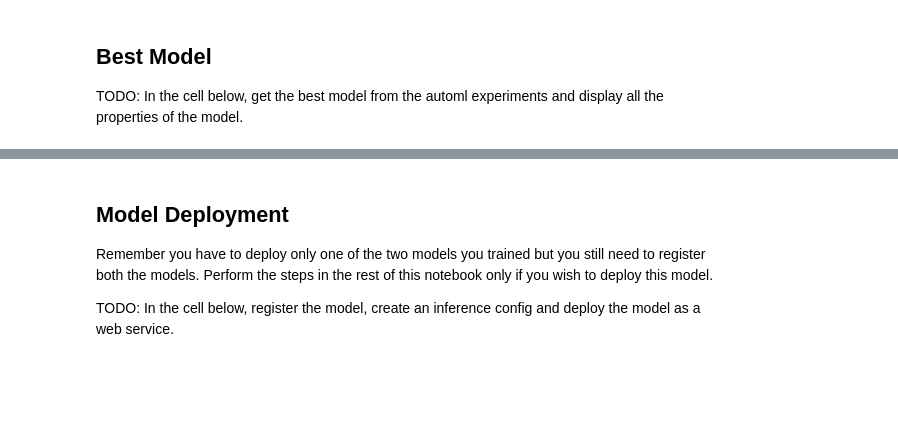
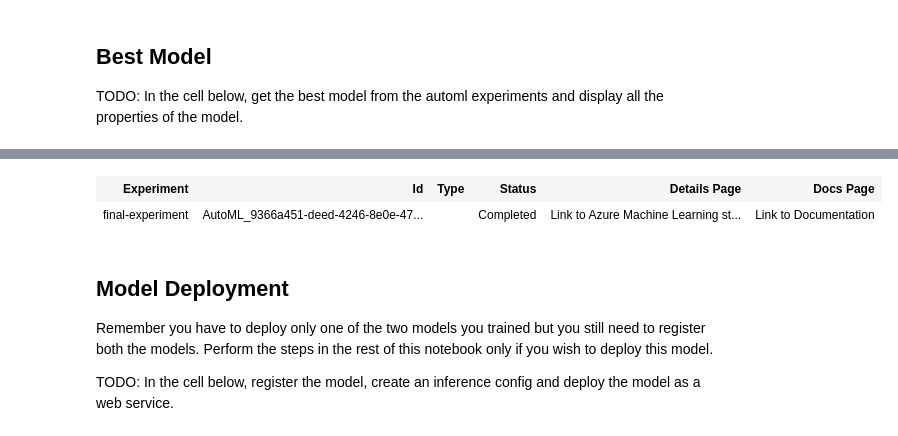
Before and after one commit to thaihocnguyen-git/nd00333-capstone, a Jupyter notebook: starter_file/automl.ipynb, the cells around one changed output, grey strips where cells are left out. Saved outputs shown, nothing was run; the diff lists cells and outputs as text; code cells hidden in the pictures; blank space fills up the shorter version.

```diff
--- a/starter_file/automl.ipynb
+++ b/starter_file/automl.ipynb
@@ -45,10 +45,12 @@ dataset = dataset.drop_columns("Id")
 TODO: Explain why you chose the automl settings and cofiguration you used below.
 # %%
 # TODO: Put your automl settings here
+
+
 automl_settings = {
-    "experiment_timeout_minutes": 20,
-    "max_concurrent_iterations": 5,
-    "primary_metric" : 'AUC_weighted'
+    "experiment_timeout_minutes": 20, # Because the dataset is small, I expect small timeout
+    "max_concurrent_iterations": 5,   # I choose 5 to make the training faster
+    "primary_metric" : 'accuracy' # Beacause this is the classfication problem, I want to choose Accuracy as metrics
 }
 
 amlcompute_cluster_name = "notebook247476"
@@ -99,3 +171,8 @@ fitted_model
+# %%
+best_run
+# %% [output]
+| Experiment | Id | Type | Status | Details Page | Docs Page |
+| final-experiment | AutoML_9366a451-deed-4246-8e0e-47... |  | Completed | Link to Azure Machine Learning st... | Link to Documentation |
 # %% [markdown]
 ## Model Deployment
 
```
Also changed, not shown: parts of 14 cells of this notebook, 12 other files.
